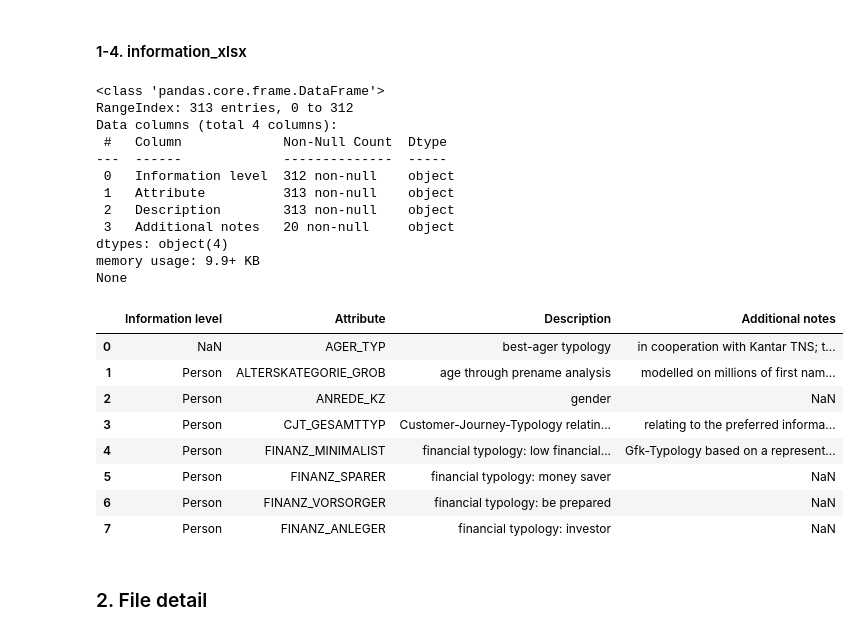
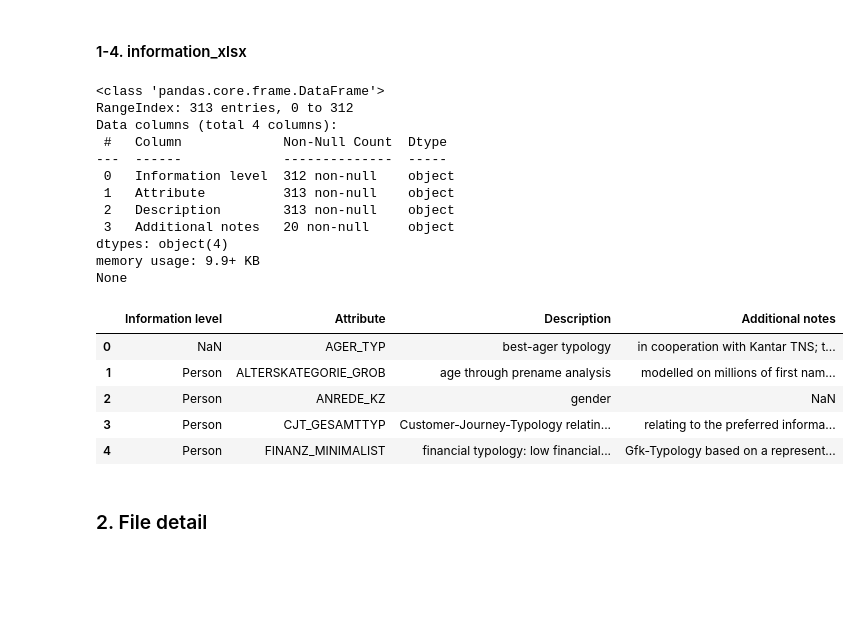
Before and after one commit to jaeyoun-chang/u_city_capstone, a Jupyter notebook: Arvato Project Workbook.ipynb, the cells around one changed output. Saved outputs shown, nothing was run; the diff lists cells and outputs as text; code cells hidden in the pictures; blank space fills up the shorter version.

```diff
--- a/Arvato Project Workbook.ipynb
+++ b/Arvato Project Workbook.ipynb
@@ -144,37 +141,34 @@ None
 # information_xlsx
 
 information_xlsx = pd.read_excel('DIAS Information Levels - Attributes 2017.xlsx', header=1)
 
 # 1st column has no info
 information_xlsx = information_xlsx.iloc[:, 1:]
 
 # only 1st lines of information have values
 information_xlsx['Information level'] = information_xlsx['Information level'].fillna(method = 'ffill')
 
 print (information_xlsx.info())
-information_xlsx.head(8)
+information_xlsx.head()
 # %% [output]
 <class 'pandas.core.frame.DataFrame'>
 RangeIndex: 313 entries, 0 to 312
 Data columns (total 4 columns):
  #   Column             Non-Null Count  Dtype
 ---  ------             --------------  -----
  0   Information level  312 non-null    object
  1   Attribute          313 non-null    object
  2   Description        313 non-null    object
  3   Additional notes   20 non-null     object
 dtypes: object(4)
 memory usage: 9.9+ KB
 None
 |  | Information level | Attribute | Description | Additional notes |
 | 0 | NaN | AGER_TYP | best-ager typology | in cooperation with Kantar TNS; t... |
 | 1 | Person | ALTERSKATEGORIE_GROB | age through prename analysis | modelled on millions of first nam... |
 | 2 | Person | ANREDE_KZ | gender | NaN |
 | 3 | Person | CJT_GESAMTTYP | Customer-Journey-Typology relatin... | relating to the preferred informa... |
 | 4 | Person | FINANZ_MINIMALIST | financial typology: low financial... | Gfk-Typology based on a represent... |
-| 5 | Person | FINANZ_SPARER | financial typology: money saver | NaN |
-| 6 | Person | FINANZ_VORSORGER | financial typology: be prepared | NaN |
-| 7 | Person | FINANZ_ANLEGER | financial typology: investor | NaN |
 # %%
 # information_xlsx
 # %% [markdown]
```
Also changed, not shown: parts of 16 cells of this notebook, 1 other file.
